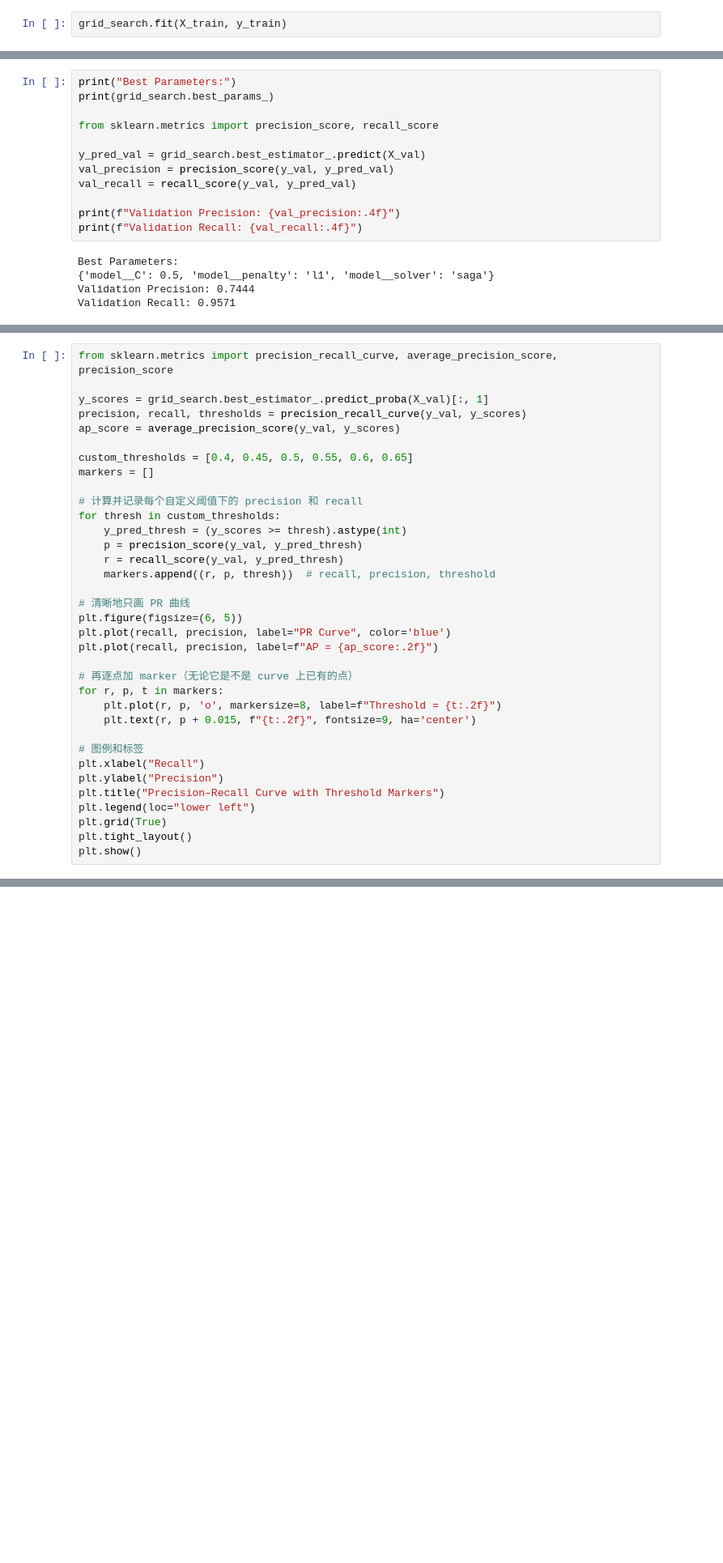
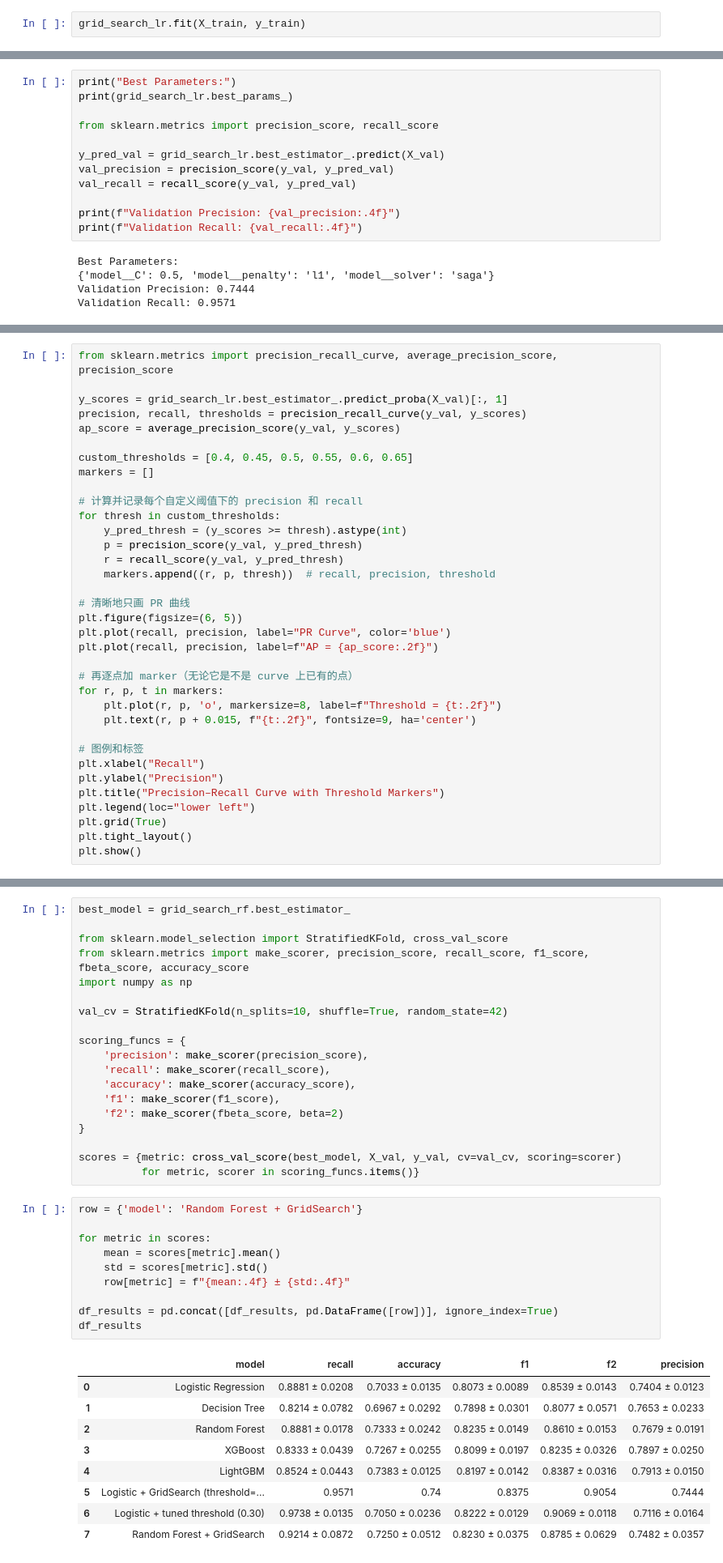
Before and after one commit to gracez-20/credit_risk_predictor, a Jupyter notebook: notebooks/2_modeling_pipeline.ipynb, the cells around one changed output, grey strips where cells are left out. Shown: that part at 81% size. Drawn from its saved outputs; the diff is of its cells as text; blank space fills up the shorter version.

```diff
--- a/notebooks/2_modeling_pipeline.ipynb
+++ b/notebooks/2_modeling_pipeline.ipynb
@@ -263,6 +227,6 @@ grid_search = GridSearchCV(
     verbose=2
 )
 # %%
-grid_search.fit(X_train, y_train)
+grid_search_lr.fit(X_train, y_train)
 # %% [output]
 Fitting 5 folds for each of 20 candidates, totalling 100 fits
@@ -301,11 +265,11 @@ GridSearchCV(cv=StratifiedKFold(n_splits=5, random_state=42, shuffle=True),
              verbose=2)
 # %%
 print("Best Parameters:")
-print(grid_search.best_params_)
+print(grid_search_lr.best_params_)
 
 from sklearn.metrics import precision_score, recall_score
 
-y_pred_val = grid_search.best_estimator_.predict(X_val)
+y_pred_val = grid_search_lr.best_estimator_.predict(X_val)
 val_precision = precision_score(y_val, y_pred_val)
 val_recall = recall_score(y_val, y_pred_val)
 
@@ -361,7 +325,7 @@ Exploring threshold:
 # %%
 from sklearn.metrics import precision_recall_curve, average_precision_score, precision_score
 
-y_scores = grid_search.best_estimator_.predict_proba(X_val)[:, 1]
+y_scores = grid_search_lr.best_estimator_.predict_proba(X_val)[:, 1]
 precision, recall, thresholds = precision_recall_curve(y_val, y_scores)
 ap_score = average_precision_score(y_val, y_scores)
 
@@ -678,0 +685,39 @@ display(df_results)
+# %%
+best_model = grid_search_rf.best_estimator_
+
+from sklearn.model_selection import StratifiedKFold, cross_val_score
+from sklearn.metrics import make_scorer, precision_score, recall_score, f1_score, fbeta_score, accuracy_score
+import numpy as np
+
+val_cv = StratifiedKFold(n_splits=10, shuffle=True, random_state=42)
+
+scoring_funcs = {
+    'precision': make_scorer(precision_score),
+    'recall': make_scorer(recall_score),
+    'accuracy': make_scorer(accuracy_score),
+    'f1': make_scorer(f1_score),
+    'f2': make_scorer(fbeta_score, beta=2)
+}
+
+scores = {metric: cross_val_score(best_model, X_val, y_val, cv=val_cv, scoring=scorer)
+          for metric, scorer in scoring_funcs.items()}
+# %%
+row = {'model': 'Random Forest + GridSearch'}
+
+for metric in scores:
+    mean = scores[metric].mean()
+    std = scores[metric].std()
+    row[metric] = f"{mean:.4f} ± {std:.4f}"
+
+df_results = pd.concat([df_results, pd.DataFrame([row])], ignore_index=True)
+df_results
+# %% [output]
+|  | model | recall | accuracy | f1 | f2 | precision |
+| 0 | Logistic Regression | 0.8881 ± 0.0208 | 0.7033 ± 0.0135 | 0.8073 ± 0.0089 | 0.8539 ± 0.0143 | 0.7404 ± 0.0123 |
+| 1 | Decision Tree | 0.8214 ± 0.0782 | 0.6967 ± 0.0292 | 0.7898 ± 0.0301 | 0.8077 ± 0.0571 | 0.7653 ± 0.0233 |
+| 2 | Random Forest | 0.8881 ± 0.0178 | 0.7333 ± 0.0242 | 0.8235 ± 0.0149 | 0.8610 ± 0.0153 | 0.7679 ± 0.0191 |
+| 3 | XGBoost | 0.8333 ± 0.0439 | 0.7267 ± 0.0255 | 0.8099 ± 0.0197 | 0.8235 ± 0.0326 | 0.7897 ± 0.0250 |
+| 4 | LightGBM | 0.8524 ± 0.0443 | 0.7383 ± 0.0125 | 0.8197 ± 0.0142 | 0.8387 ± 0.0316 | 0.7913 ± 0.0150 |
+| 5 | Logistic + GridSearch (threshold=... | 0.9571 | 0.74 | 0.8375 | 0.9054 | 0.7444 |
+| 6 | Logistic + tuned threshold (0.30) | 0.9738 ± 0.0135 | 0.7050 ± 0.0236 | 0.8222 ± 0.0129 | 0.9069 ± 0.0118 | 0.7116 ± 0.0164 |
+| 7 | Random Forest + GridSearch | 0.9214 ± 0.0872 | 0.7250 ± 0.0512 | 0.8230 ± 0.0375 | 0.8785 ± 0.0629 | 0.7482 ± 0.0357 |
```
Also changed, not shown: parts of 11 cells of this notebook.
